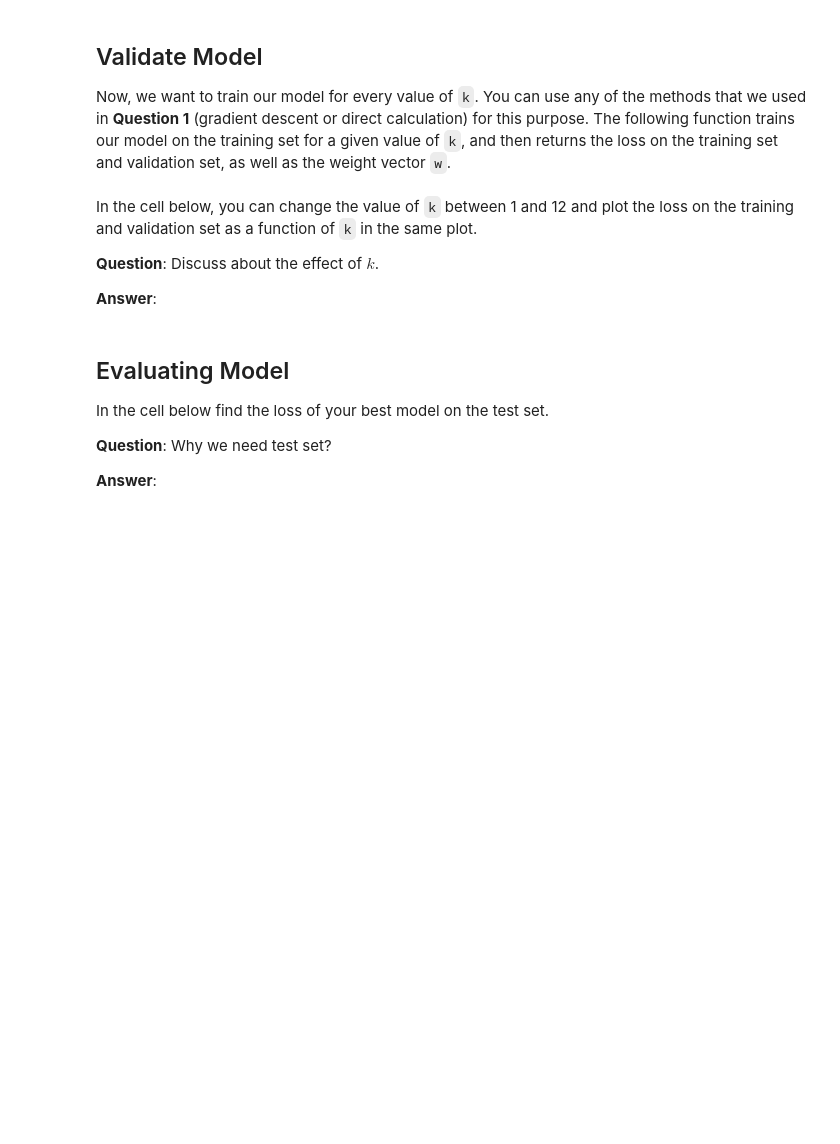
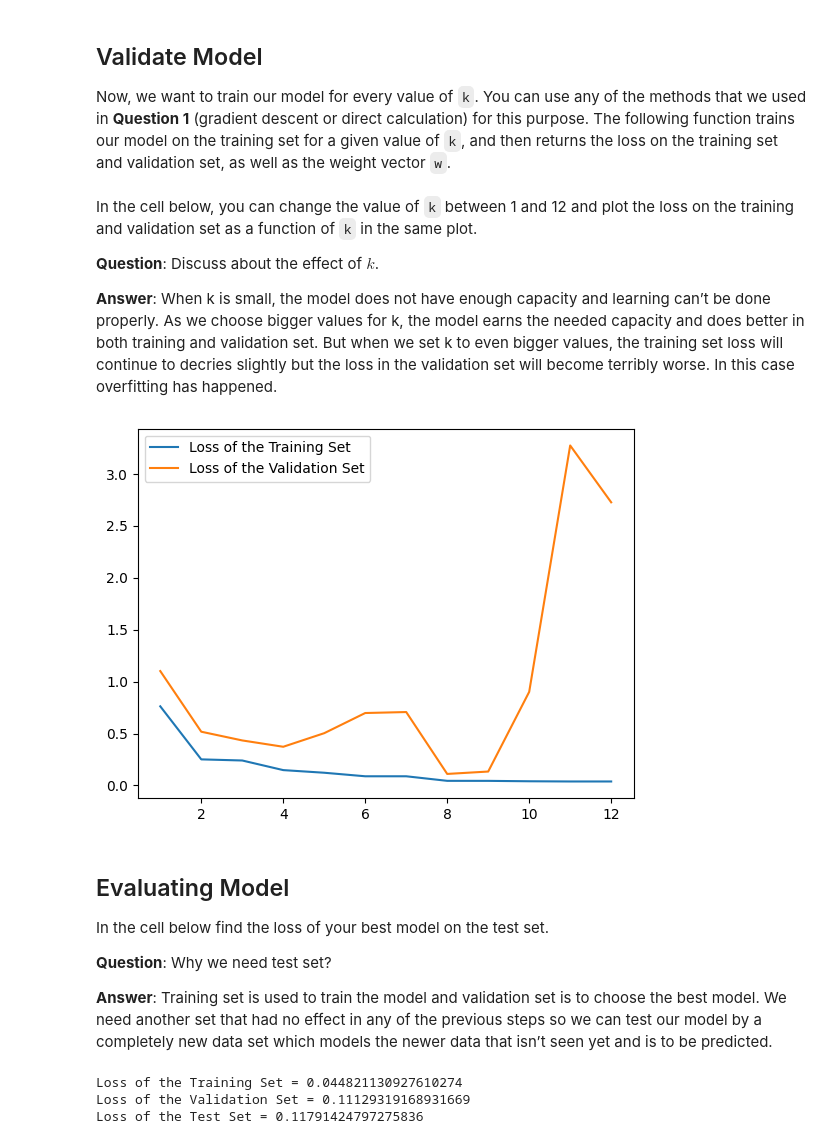
Before and after one commit to Gargantulax/IML-CHW2, a Jupyter notebook: Question2.ipynb, the cells around one changed output. Saved outputs shown, nothing was run; the diff lists cells and outputs as text; code cells hidden in the pictures; blank space fills up the shorter version.

```diff
--- a/Question2.ipynb
+++ b/Question2.ipynb
@@ -71,9 +94,17 @@ def train(X_train, Y_train, X_val, Y_val, k):
   Y_val: an m_val by 1 vector contains validation values
   k: degree of polynomial
   '''
-  w, loss_train, loss_val = None, None
+  w, loss_train, loss_val = None, None, None
   ### START CODE HERE ###
-
+  num_iter = 100
+  alpha = 0.1
+  X_t = create_matrix(X_train,k)
+  # w, hist = gradient_descent(X_t, Y_train, alpha, num_iter)
+  # loss_train = hist[-1]
+  w = direct_method(X_t, Y_train)
+  loss_train = loss(X_t, Y_train, w)
+  X_v = create_matrix(X_val,k)
+  loss_val = loss(X_v, Y_val, w)
   ### END CODE HERE ###
   return w, loss_train, loss_val
 # %% [markdown]
@@ -81,4 +112,4 @@ In the cell below, you can change the value of `k` between 1 and 12 and plot the
 
 **Question**: Discuss about the effect of $k$.
 
-**Answer**:
+**Answer**: When k is small, the model does not have enough capacity and learning can’t be done properly. As we choose bigger values for k, the model earns the needed capacity and does better in both training and validation set. But when we set k to even bigger values, the training set loss will continue to decries slightly but the loss in the validation set will become terribly worse. In this case overfitting has happened.
@@ -89,3 +116,20 @@ In the cell below, you can change the value of `k` between 1 and 12 and plot the
+# %%
+### START CODE HERE ###
+loss_train = []
+loss_val = []
+Ks = range(1,13)
+for k in Ks:
+    out = train(X_train, Y_train, X_val, Y_val, k)
+    loss_train.append(out[1])
+    loss_val.append(out[2])
+
+plt.plot(Ks, loss_train, label='Loss of the Training Set')
+plt.plot(Ks, loss_val, label='Loss of the Validation Set')
+plt.legend()
+plt.show()
+### END CODE HERE ###
+# %% [output]
+[figure, added]
 # %% [markdown]
 ## Evaluating Model
 
@@ -93,4 +137,4 @@ In the cell below find the loss of your best model on the test set.
 
 **Question**: Why we need test set?
 
-**Answer**:
+**Answer**: Training set is used to train the model and validation set is to choose the best model. We need another set that had no effect in any of the previous steps so we can test our model by a completely new data set which models the newer data that isn’t seen yet and is to be predicted.
@@ -100,0 +141,13 @@ In the cell below find the loss of your best model on the test set.
+# %%
+### START CODE HERE ###
+k = 8
+[w, loss_train, loss_val] = train(X_train, Y_train, X_val, Y_val, k)
+X_ts = create_matrix(X_test,k)
+loss_test = loss(X_ts, Y_test, w)
+print(f'Loss of the Training Set = {loss_train}')
+print(f'Loss of the Validation Set = {loss_val}')
+print(f'Loss of the Test Set = {loss_test}')
+# %% [output]
+Loss of the Training Set = 0.044821130927610274
+Loss of the Validation Set = 0.11129319168931669
+Loss of the Test Set = 0.11791424797275836
```
Also changed, not shown: parts of 4 cells of this notebook.
